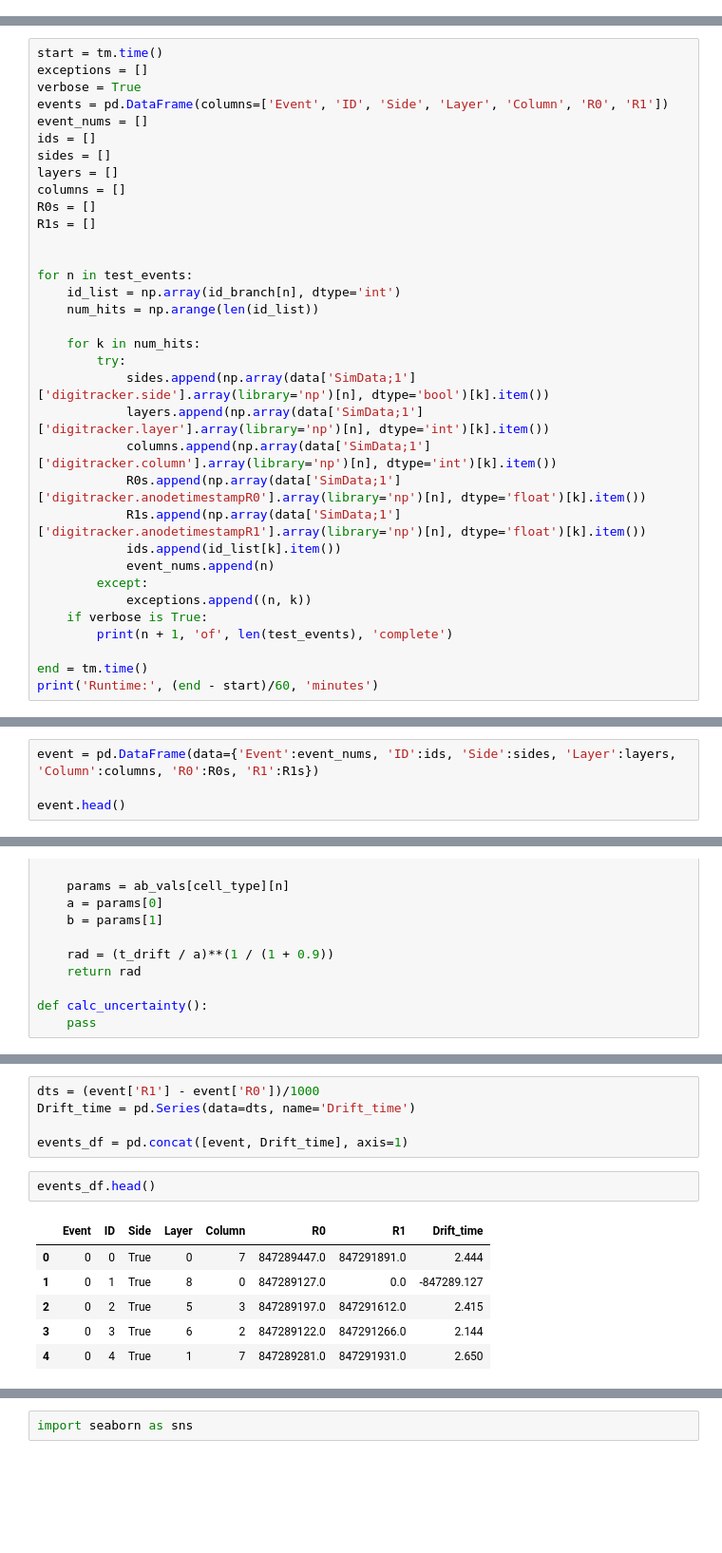
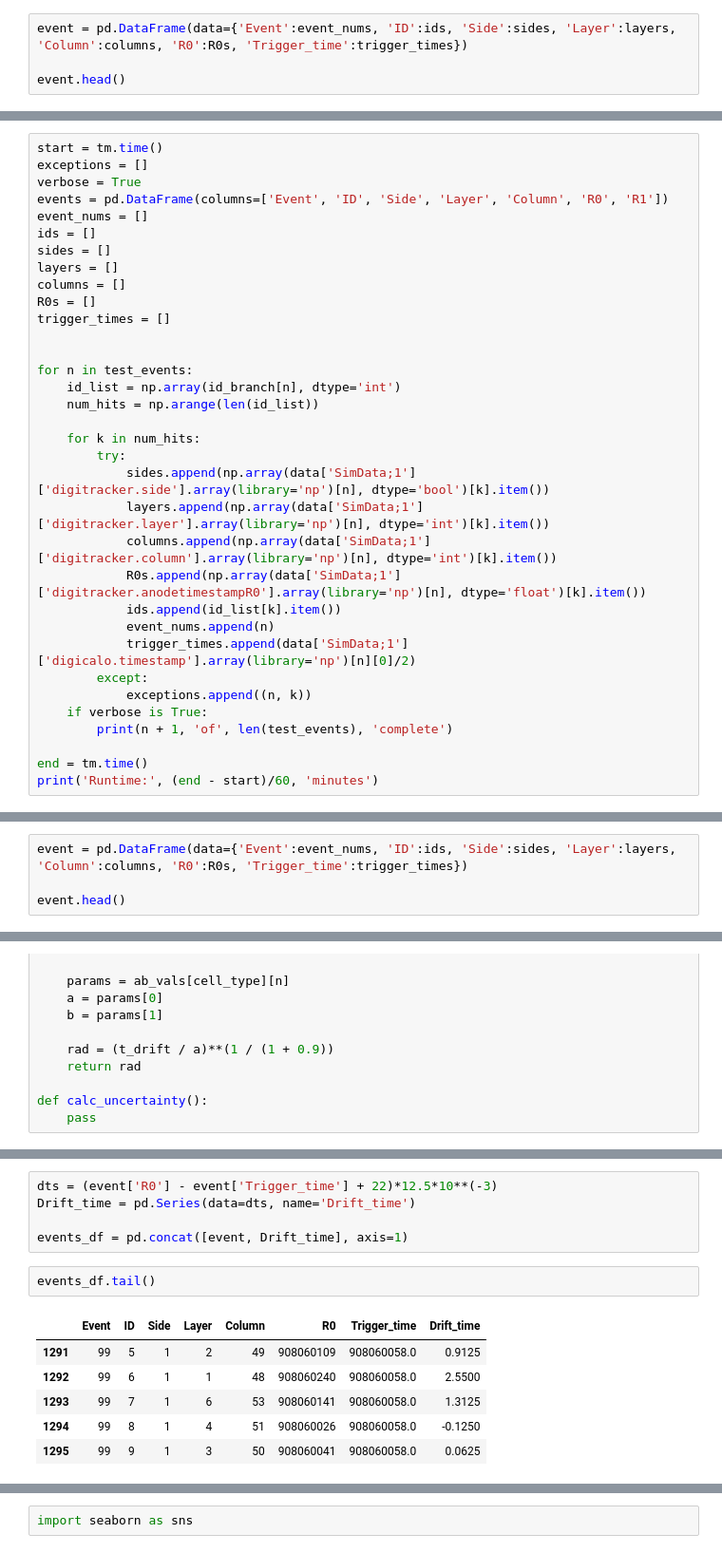
Before and after one commit to claireberschauer/MSc_Dissertation, a Jupyter notebook: Drift_model_testing.ipynb, the cells around one changed output, grey strips where cells are left out. Shown at 95% size. Drawn from its saved outputs; the diff is of its cells as text; blank space fills up the shorter version.

```diff
--- a/Drift_model_testing.ipynb
+++ b/Drift_model_testing.ipynb
@@ -76,0 +152,4 @@ test_events = np.arange(100)
+# %%
+event = pd.DataFrame(data={'Event':event_nums, 'ID':ids, 'Side':sides, 'Layer':layers, 'Column':columns, 'R0':R0s, 'Trigger_time':trigger_times})
+
+event.head()
@@ -126,7 +219,7 @@ sides = []
 layers = []
 columns = []
 R0s = []
-R1s = []
+trigger_times = []
 
 
 for n in test_events:
@@ -139,9 +232,9 @@ for n in test_events:
             layers.append(np.array(data['SimData;1']['digitracker.layer'].array(library='np')[n], dtype='int')[k].item())
             columns.append(np.array(data['SimData;1']['digitracker.column'].array(library='np')[n], dtype='int')[k].item())
             R0s.append(np.array(data['SimData;1']['digitracker.anodetimestampR0'].array(library='np')[n], dtype='float')[k].item())
-            R1s.append(np.array(data['SimData;1']['digitracker.anodetimestampR1'].array(library='np')[n], dtype='float')[k].item())
             ids.append(id_list[k].item())
             event_nums.append(n)
+            trigger_times.append(data['SimData;1']['digicalo.timestamp'].array(library='np')[n][0]/2)
         except:
             exceptions.append((n, k))
     if verbose is True:
@@ -170,5 +263,5 @@ Runtime: 63.524857159455614 minutes
 # %%
-event = pd.DataFrame(data={'Event':event_nums, 'ID':ids, 'Side':sides, 'Layer':layers, 'Column':columns, 'R0':R0s, 'R1':R1s})
+event = pd.DataFrame(data={'Event':event_nums, 'ID':ids, 'Side':sides, 'Layer':layers, 'Column':columns, 'R0':R0s, 'Trigger_time':trigger_times})
 
 event.head()
 # %% [output]
@@ -307,14 +389,14 @@ Length: 123, dtype: float64
 # %%
-dts = (event['R1'] - event['R0'])/1000
+dts = (event['R0'] - event['Trigger_time'] + 22)*12.5*10**(-3)
 Drift_time = pd.Series(data=dts, name='Drift_time')
 
 events_df = pd.concat([event, Drift_time], axis=1)
 # %%
-events_df.head()
+events_df.tail()
 # %% [output]
-|  | Event | ID | Side | Layer | Column | R0 | R1 | Drift_time |
-| 0 | 0 | 0 | True | 0 | 7 | 847289447.0 | 847291891.0 | 2.444 |
-| 1 | 0 | 1 | True | 8 | 0 | 847289127.0 | 0.0 | -847289.127 |
-| 2 | 0 | 2 | True | 5 | 3 | 847289197.0 | 847291612.0 | 2.415 |
-| 3 | 0 | 3 | True | 6 | 2 | 847289122.0 | 847291266.0 | 2.144 |
-| 4 | 0 | 4 | True | 1 | 7 | 847289281.0 | 847291931.0 | 2.650 |
+|  | Event | ID | Side | Layer | Column | R0 | Trigger_time | Drift_time |
+| 1291 | 99 | 5 | 1 | 2 | 49 | 908060109 | 908060058.0 | 0.9125 |
+| 1292 | 99 | 6 | 1 | 1 | 48 | 908060240 | 908060058.0 | 2.5500 |
+| 1293 | 99 | 7 | 1 | 6 | 53 | 908060141 | 908060058.0 | 1.3125 |
+| 1294 | 99 | 8 | 1 | 4 | 51 | 908060026 | 908060058.0 | -0.1250 |
+| 1295 | 99 | 9 | 1 | 3 | 50 | 908060041 | 908060058.0 | 0.0625 |
```
Also changed, not shown: parts of 28 cells of this notebook.
